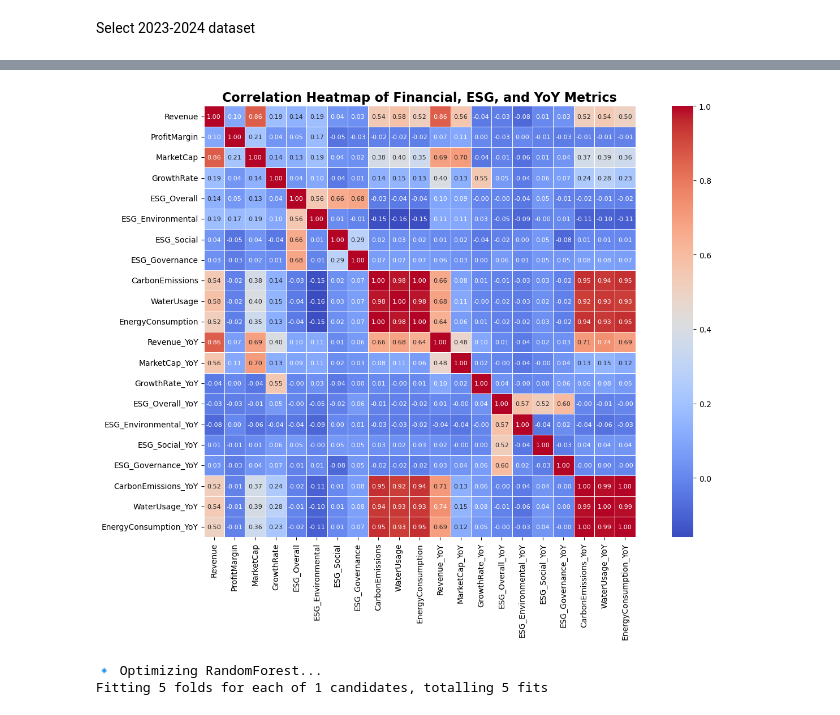
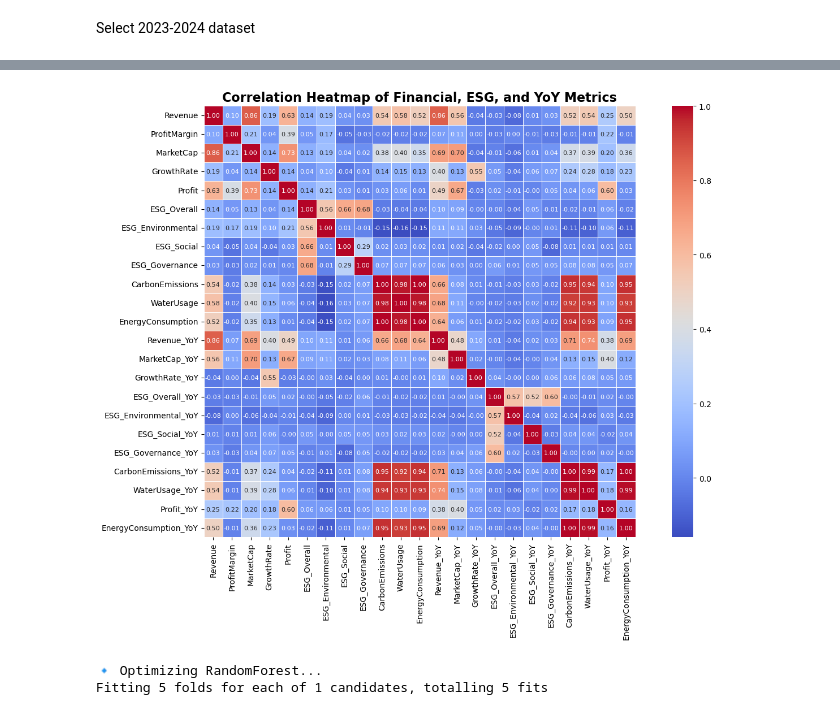
Before and after one commit to ygong-hue/Machine-Learning-Project, a Jupyter notebook: data.ipynb, the cells around one changed output, grey strips where cells are left out. Drawn from its saved outputs; the diff is of its cells as text; code cells hidden in the pictures.

```diff
--- a/data.ipynb
+++ b/data.ipynb
@@ -55,3 +55,5 @@ df.head(10)
 | 7 | 1 | Company_1 | Retail | Latin America | 2022 | 593.2 | 4.2 | 248.4 | -1.8 | ... |
 | 8 | 1 | Company_1 | Retail | Latin America | 2023 | 636.7 | 5.3 | 373.9 | 7.3 | ... |
 | 9 | 1 | Company_1 | Retail | Latin America | 2024 | 687.0 | 4.6 | 460.1 | 7.9 | ... |
+# %%
+df['Profit'] = (df['Revenue'] * (df['ProfitMargin'] / 100)).round(1)
@@ -272,14 +288,14 @@ df_2023_2024 = df_2023_2024.sort_values(by=['CompanyID', 'Year'])
 
 # Columns for which to calculate YoY change
 cols_to_diff = [
-    'Revenue', 'MarketCap', 'GrowthRate',
+    'Revenue', 'MarketCap', 'GrowthRate','Profit',
     'ESG_Overall', 'ESG_Environmental', 'ESG_Social', 'ESG_Governance',
     'CarbonEmissions', 'WaterUsage', 'EnergyConsumption'
 ]
 
 # Compute YoY differences for each company
 for col in cols_to_diff:
-    df_2023_2024[f'{col}_YoY'] = df_2023_2024.groupby('CompanyID')[col].diff()
+    df_2023_2024[f'{col}_YoY'] = df_2023_2024.groupby('CompanyID')[col].diff().round(2)
 
 # Keep only 2024 rows
 df_final = df_2023_2024[df_2023_2024['Year'] == 2024].copy()
@@ -313,36 +330,36 @@ Index(['CompanyID', 'CompanyName', 'Industry', 'Region', 'Year', 'Revenue',
 # %%
 # Select only numeric columns that make sense for correlation
 numeric_cols = [
-    'Revenue', 'ProfitMargin', 'MarketCap', 'GrowthRate',
+    'Revenue', 'ProfitMargin', 'MarketCap', 'GrowthRate', 'Profit',
     'ESG_Overall', 'ESG_Environmental', 'ESG_Social', 'ESG_Governance',
     'CarbonEmissions', 'WaterUsage', 'EnergyConsumption',
     'Revenue_YoY', 'MarketCap_YoY', 'GrowthRate_YoY',
     'ESG_Overall_YoY', 'ESG_Environmental_YoY', 'ESG_Social_YoY',
-    'ESG_Governance_YoY', 'CarbonEmissions_YoY', 'WaterUsage_YoY',
+    'ESG_Governance_YoY', 'CarbonEmissions_YoY', 'WaterUsage_YoY', 'Profit_YoY',
     'EnergyConsumption_YoY'
 ]
 
 # Compute correlation matrix
 corr = df_final[numeric_cols].corr()
 
 # Plot heatmap
 plt.figure(figsize=(14, 10))
 sns.heatmap(
     corr,
     annot=True,
     fmt=".2f",
     cmap='coolwarm',
     cbar=True,
     square=True,
     linewidths=0.5,
     annot_kws={'size': 8}
 )
 
 plt.title('Correlation Heatmap of Financial, ESG, and YoY Metrics', fontsize=16, fontweight='bold')
 plt.tight_layout()
 plt.show()
 # %% [output]
-[figure, old version]
+[figure, new version]
 # %%
 # ============================================
 # 🧠 Step 1: Optional Log Transformation (stabilize skewed targets)
```
Also changed, not shown: parts of 13 cells of this notebook, 4 other files.
